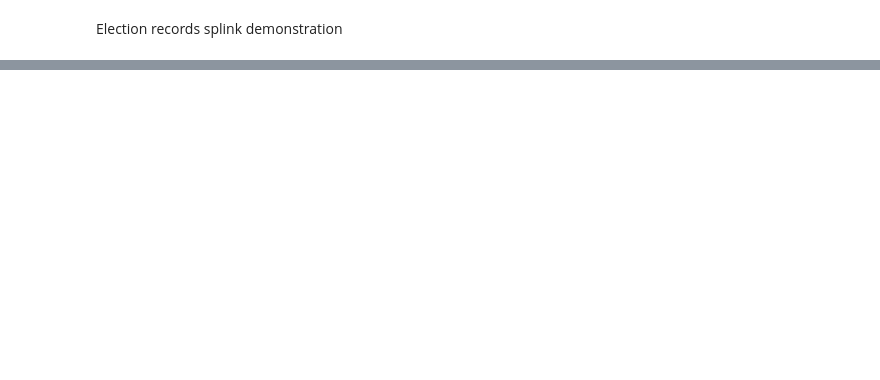
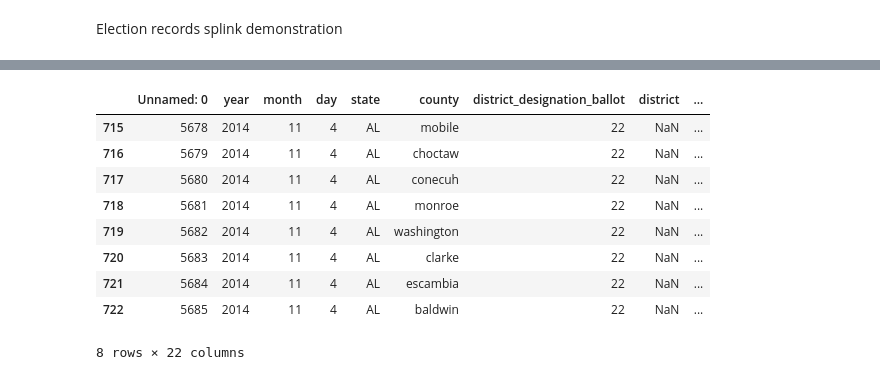
Before and after one commit to uchicago-dsi/climate-cabinet-campaign-finance-tracker, a Jupyter notebook: notebooks/election_dedupe.ipynb, the cells around one changed output, grey strips where cells are left out. Cells and saved outputs as stored; diff of their text form; code cells hidden in the pictures; blank space fills up the shorter version.

```diff
--- a/notebooks/election_dedupe.ipynb
+++ b/notebooks/election_dedupe.ipynb
@@ -6,6 +6,8 @@ from splink.duckdb.linker import DuckDBLinker
 
 pd.options.display.max_rows = 1000
 election_df = pd.read_csv("/project/output/transformed/election_results_table.csv")
+# %%
+election_df = election_df.head(1000)
 # %%
 from splink.duckdb.blocking_rule_library import block_on
 
@@ -59,3 +134,16 @@ This means that amongst all possible pairwise record comparisons, one in 18,139.
 # district in ind_table -> the office they're running for
 # try splink function
 #
+# %%
+election_df[(election_df["first_name"] == "greg") & (election_df["last_name"] == "albritton")]
+# %% [output]
+|  | Unnamed: 0 | year | month | day | state | county | district_designation_ballot | district | ... |
+| 715 | 5678 | 2014 | 11 | 4 | AL | mobile | 22 | NaN | ... |
+| 716 | 5679 | 2014 | 11 | 4 | AL | choctaw | 22 | NaN | ... |
+| 717 | 5680 | 2014 | 11 | 4 | AL | conecuh | 22 | NaN | ... |
+| 718 | 5681 | 2014 | 11 | 4 | AL | monroe | 22 | NaN | ... |
+| 719 | 5682 | 2014 | 11 | 4 | AL | washington | 22 | NaN | ... |
+| 720 | 5683 | 2014 | 11 | 4 | AL | clarke | 22 | NaN | ... |
+| 721 | 5684 | 2014 | 11 | 4 | AL | escambia | 22 | NaN | ... |
+| 722 | 5685 | 2014 | 11 | 4 | AL | baldwin | 22 | NaN | ... |
+8 rows × 22 columns
```
Also changed, not shown: parts of 9 cells of this notebook, 2 other files.
